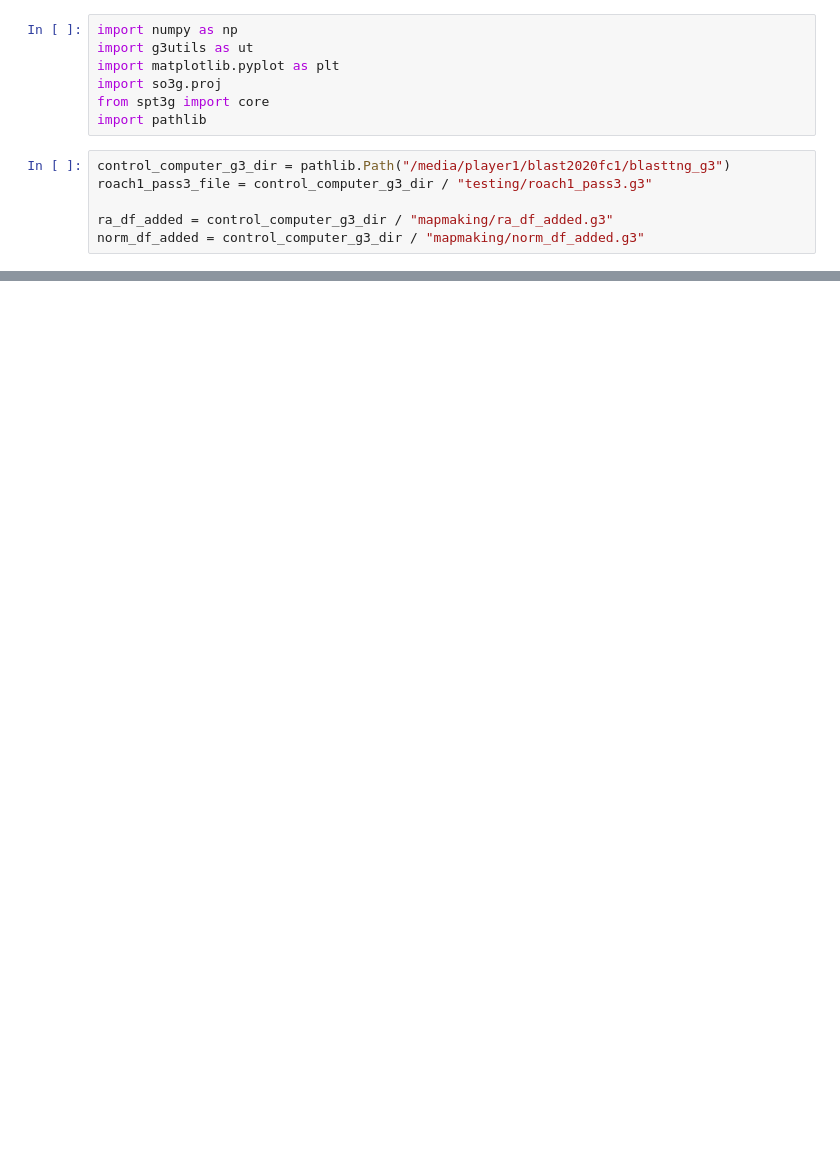
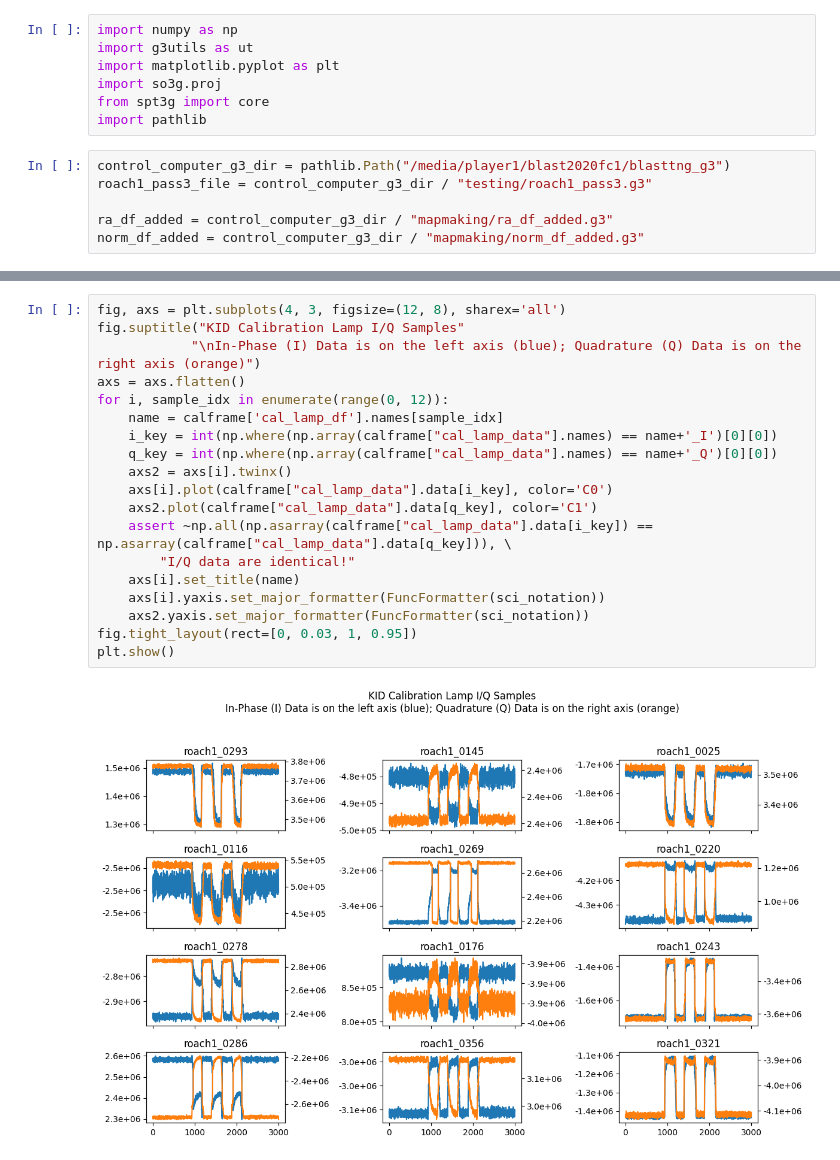
Before and after one commit to jonahjlee/blasttng-to-g3, a Jupyter notebook: notebooks/signal_analysis.ipynb, the cells around one changed output, grey strips where cells are left out. Drawn from its saved outputs; the diff is of its cells as text; blank space fills up the shorter version.

```diff
--- a/notebooks/signal_analysis.ipynb
+++ b/notebooks/signal_analysis.ipynb
@@ -118,0 +67,21 @@ AssertionError: I/Q data are identical!
+# %%
+fig, axs = plt.subplots(4, 3, figsize=(12, 8), sharex='all')
+fig.suptitle("KID Calibration Lamp I/Q Samples"
+            "\nIn-Phase (I) Data is on the left axis (blue); Quadrature (Q) Data is on the right axis (orange)")
+axs = axs.flatten()
+for i, sample_idx in enumerate(range(0, 12)):
+    name = calframe['cal_lamp_df'].names[sample_idx]
+    i_key = int(np.where(np.array(calframe["cal_lamp_data"].names) == name+'_I')[0][0])
+    q_key = int(np.where(np.array(calframe["cal_lamp_data"].names) == name+'_Q')[0][0])
+    axs2 = axs[i].twinx()
+    axs[i].plot(calframe["cal_lamp_data"].data[i_key], color='C0')
+    axs2.plot(calframe["cal_lamp_data"].data[q_key], color='C1')
+    assert ~np.all(np.asarray(calframe["cal_lamp_data"].data[i_key]) == np.asarray(calframe["cal_lamp_data"].data[q_key])), \
+        "I/Q data are identical!"
+    axs[i].set_title(name)
+    axs[i].yaxis.set_major_formatter(FuncFormatter(sci_notation))
+    axs2.yaxis.set_major_formatter(FuncFormatter(sci_notation))
+fig.tight_layout(rect=[0, 0.03, 1, 0.95])
+plt.show()
+# %% [output]
+[figure, added]
```
Also changed, not shown: parts of 4 cells of this notebook, 1 other file.
